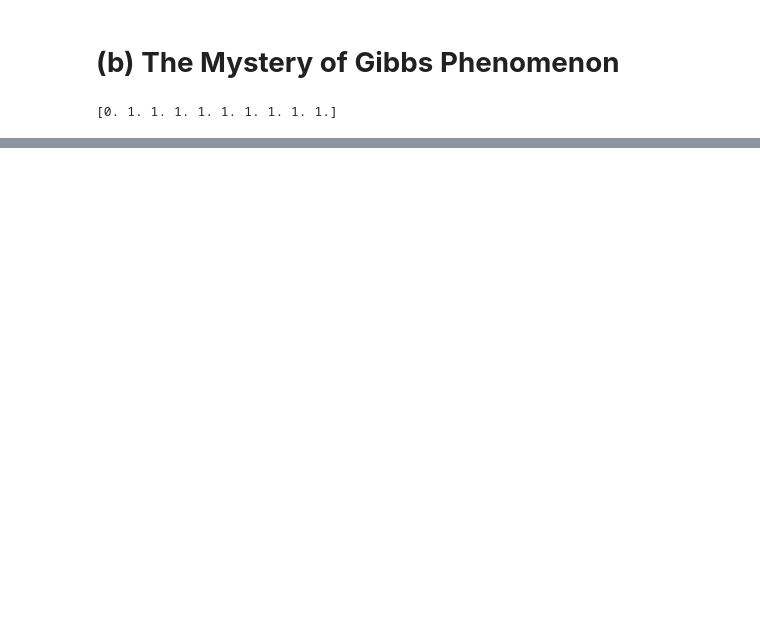
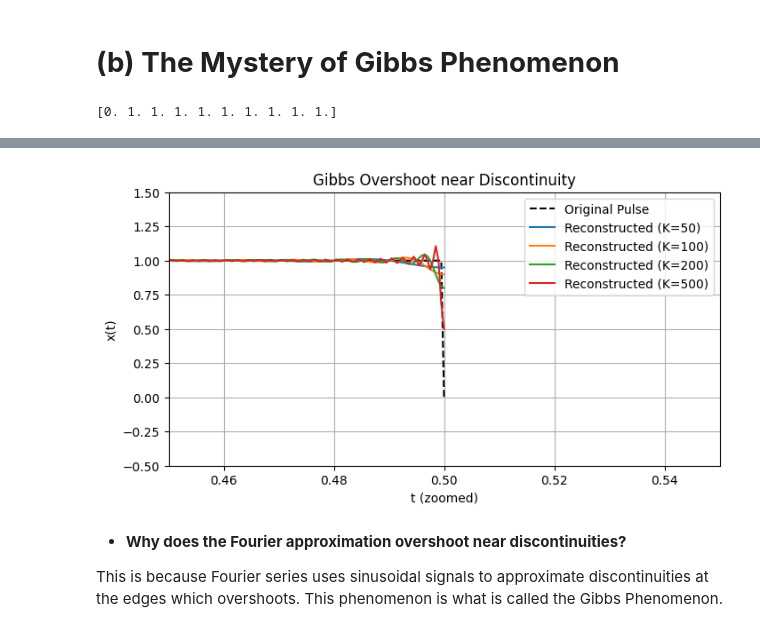
Before and after one commit to VA0910/Assignment-DA321, a Jupyter notebook: Assignment1/Task-A/TaskA.ipynb, the cells around one changed output, grey strips where cells are left out. Cells and saved outputs as stored; diff of their text form; code cells hidden in the pictures; blank space fills up the shorter version.

```diff
--- a/Assignment1/Task-A/TaskA.ipynb
+++ b/Assignment1/Task-A/TaskA.ipynb
@@ -192,0 +246,23 @@ First 10 reconstructed values:
+# %%
+plt.figure(figsize=(8,4))
+plt.plot(t, x, 'k--', label="Original Pulse")
+
+for K in [50, 100, 200, 500]:
+    c = compute_Fourier_Series(x, t, K, T)
+    x_hat = reconstruct_signal(c, t, K, T)
+    plt.plot(t, x_hat, label=f"Reconstructed (K={K})")
+
+plt.xlim(0.45, 0.55)  # zoom around edge at 0.5 to show discontuinity clearly
+plt.ylim(-0.5, 1.5)
+plt.title("Gibbs Overshoot near Discontinuity")
+plt.xlabel("t (zoomed)")
+plt.ylabel("x(t)")
+plt.legend()
+plt.grid(True)
+plt.show()
+# %% [output]
+[figure, added]
+# %% [markdown]
+- **Why does the Fourier approximation overshoot near discontinuities?**
+
+This is because Fourier series uses sinusoidal signals to approximate discontinuities at the edges which overshoots. This phenomenon is what is called the Gibbs Phenomenon.
```
Also changed, not shown: parts of 17 cells of this notebook, 18 other files.
